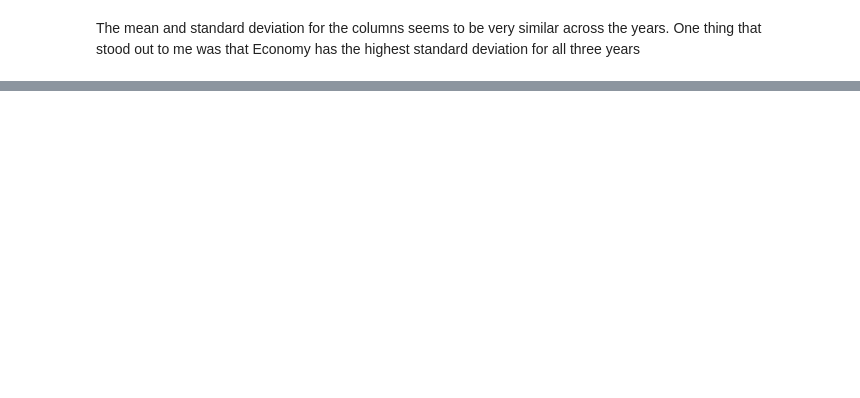
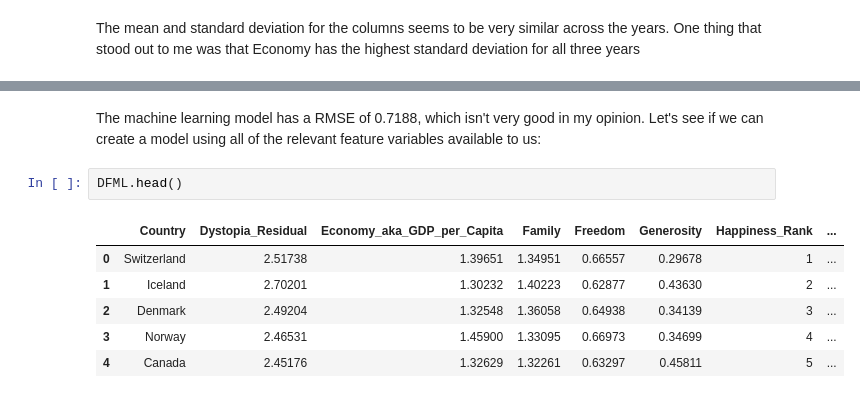
Before and after one commit to BradleyE1L/CapstoneProject2, a Jupyter notebook: Data Analysis/Global Happiness Data Analysis (matplotlib version).ipynb, the cells around one changed output, grey strips where cells are left out. Cells and saved outputs as stored; diff of their text form; blank space fills up the shorter version.

```diff
--- a/Data Analysis/Global Happiness Data Analysis (matplotlib version).ipynb
+++ b/Data Analysis/Global Happiness Data Analysis (matplotlib version).ipynb
@@ -304,0 +420,11 @@ The mean and standard deviation for the columns seems to be very similar across
+# %% [markdown]
+The machine learning model has a RMSE of 0.7188, which isn't very good in my opinion.  Let's see if we can create a model using all of the relevant feature variables available to us:
+# %%
+DFML.head()
+# %% [output]
+|  | Country | Dystopia_Residual | Economy_aka_GDP_per_Capita | Family | Freedom | Generosity | Happiness_Rank | ... |
+| 0 | Switzerland | 2.51738 | 1.39651 | 1.34951 | 0.66557 | 0.29678 | 1 | ... |
+| 1 | Iceland | 2.70201 | 1.30232 | 1.40223 | 0.62877 | 0.43630 | 2 | ... |
+| 2 | Denmark | 2.49204 | 1.32548 | 1.36058 | 0.64938 | 0.34139 | 3 | ... |
+| 3 | Norway | 2.46531 | 1.45900 | 1.33095 | 0.66973 | 0.34699 | 4 | ... |
+| 4 | Canada | 2.45176 | 1.32629 | 1.32261 | 0.63297 | 0.45811 | 5 | ... |
```
Also changed, not shown: parts of 8 cells of this notebook.
